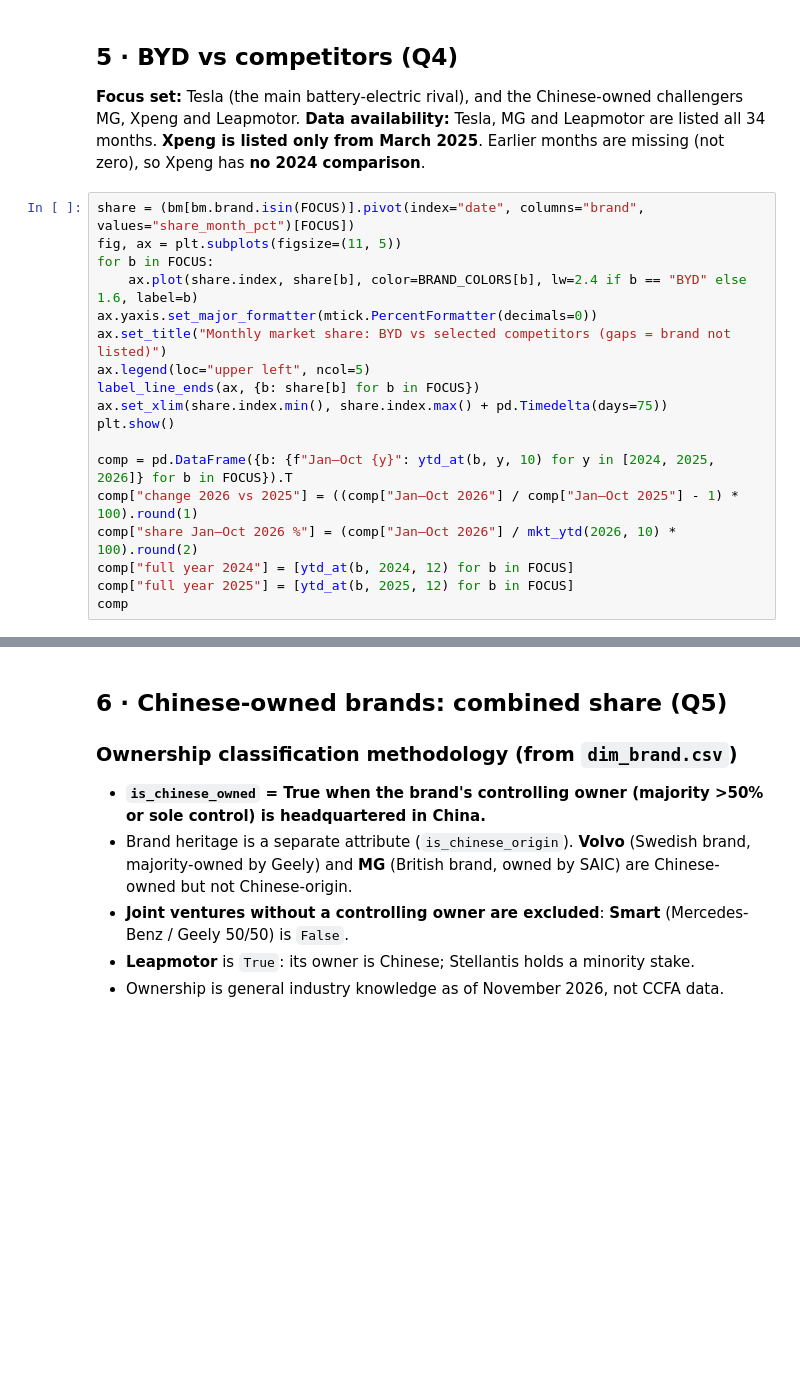
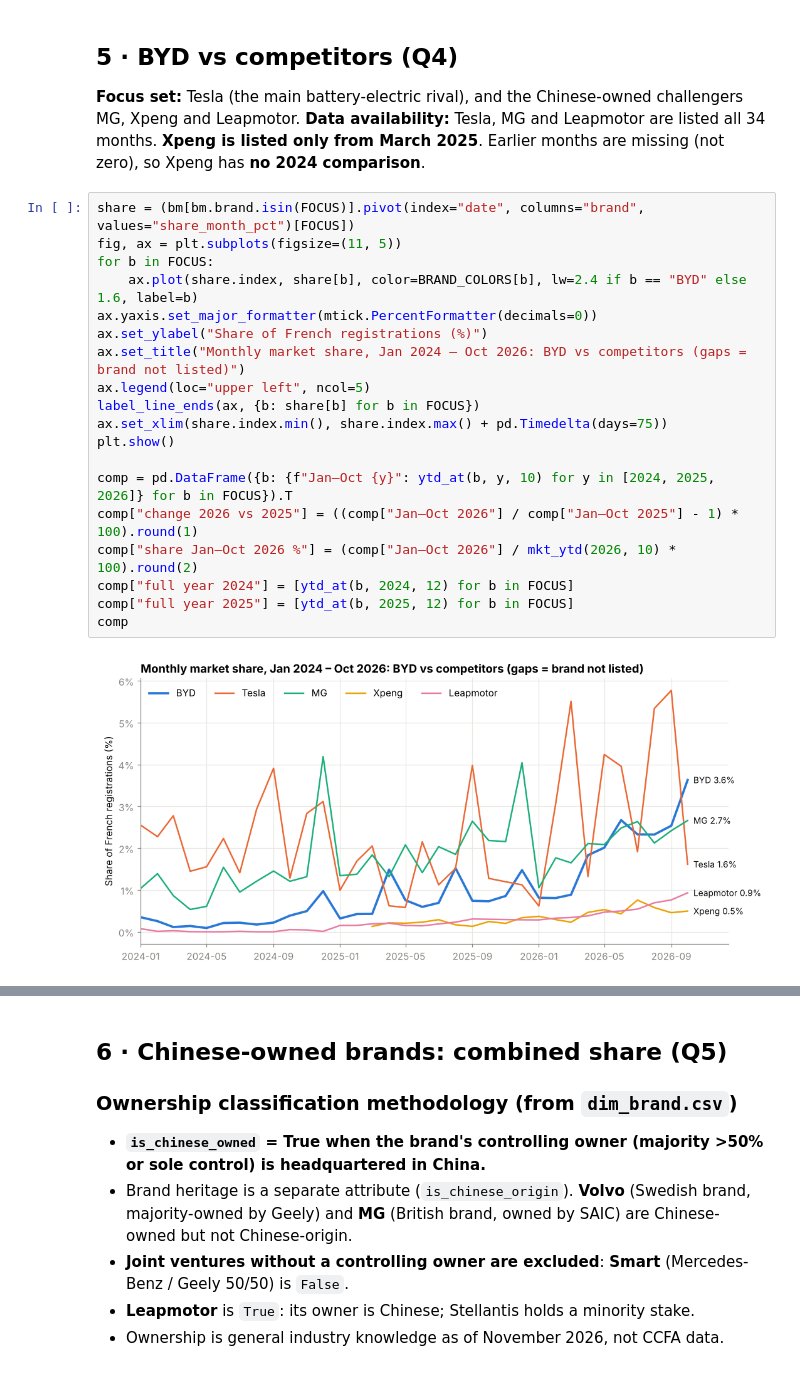
Before and after one commit to Zaheermuhammadasad/byd-france-bi, a Jupyter notebook: notebooks/03_eda.ipynb, the cells around one changed output, grey strips where cells are left out. Cells and saved outputs as stored; diff of their text form; blank space fills up the shorter version.

```diff
--- a/notebooks/03_eda.ipynb
+++ b/notebooks/03_eda.ipynb
@@ -209,18 +264,21 @@ print(f"Jan–Oct 2026 already exceeds full-year 2025: {ytd_at('BYD',2026,10) >
 # %%
 share = (bm[bm.brand.isin(FOCUS)].pivot(index="date", columns="brand", values="share_month_pct")[FOCUS])
 fig, ax = plt.subplots(figsize=(11, 5))
 for b in FOCUS:
     ax.plot(share.index, share[b], color=BRAND_COLORS[b], lw=2.4 if b == "BYD" else 1.6, label=b)
 ax.yaxis.set_major_formatter(mtick.PercentFormatter(decimals=0))
-ax.set_title("Monthly market share: BYD vs selected competitors (gaps = brand not listed)")
+ax.set_ylabel("Share of French registrations (%)")
+ax.set_title("Monthly market share, Jan 2024 – Oct 2026: BYD vs competitors (gaps = brand not listed)")
 ax.legend(loc="upper left", ncol=5)
 label_line_ends(ax, {b: share[b] for b in FOCUS})
 ax.set_xlim(share.index.min(), share.index.max() + pd.Timedelta(days=75))
 plt.show()
 
 comp = pd.DataFrame({b: {f"Jan–Oct {y}": ytd_at(b, y, 10) for y in [2024, 2025, 2026]} for b in FOCUS}).T
 comp["change 2026 vs 2025"] = ((comp["Jan–Oct 2026"] / comp["Jan–Oct 2025"] - 1) * 100).round(1)
 comp["share Jan–Oct 2026 %"] = (comp["Jan–Oct 2026"] / mkt_ytd(2026, 10) * 100).round(2)
 comp["full year 2024"] = [ytd_at(b, 2024, 12) for b in FOCUS]
 comp["full year 2025"] = [ytd_at(b, 2025, 12) for b in FOCUS]
 comp
+# %% [output]
+[figure, added]
```
Also changed, not shown: parts of 15 cells of this notebook.
